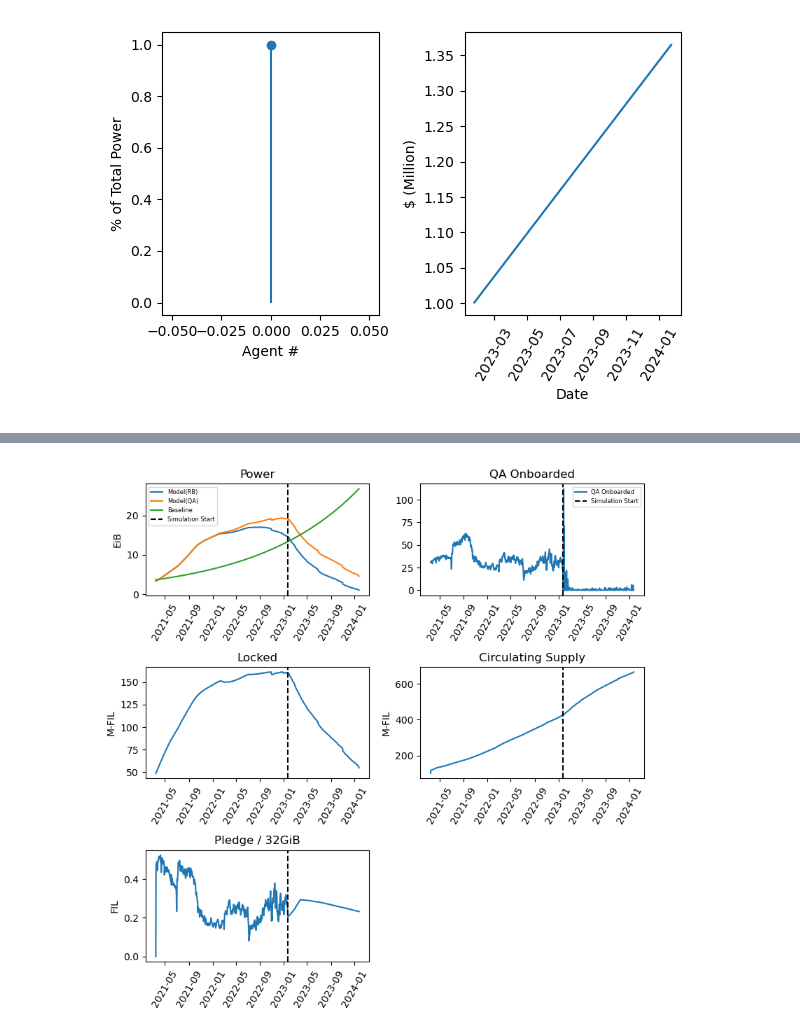
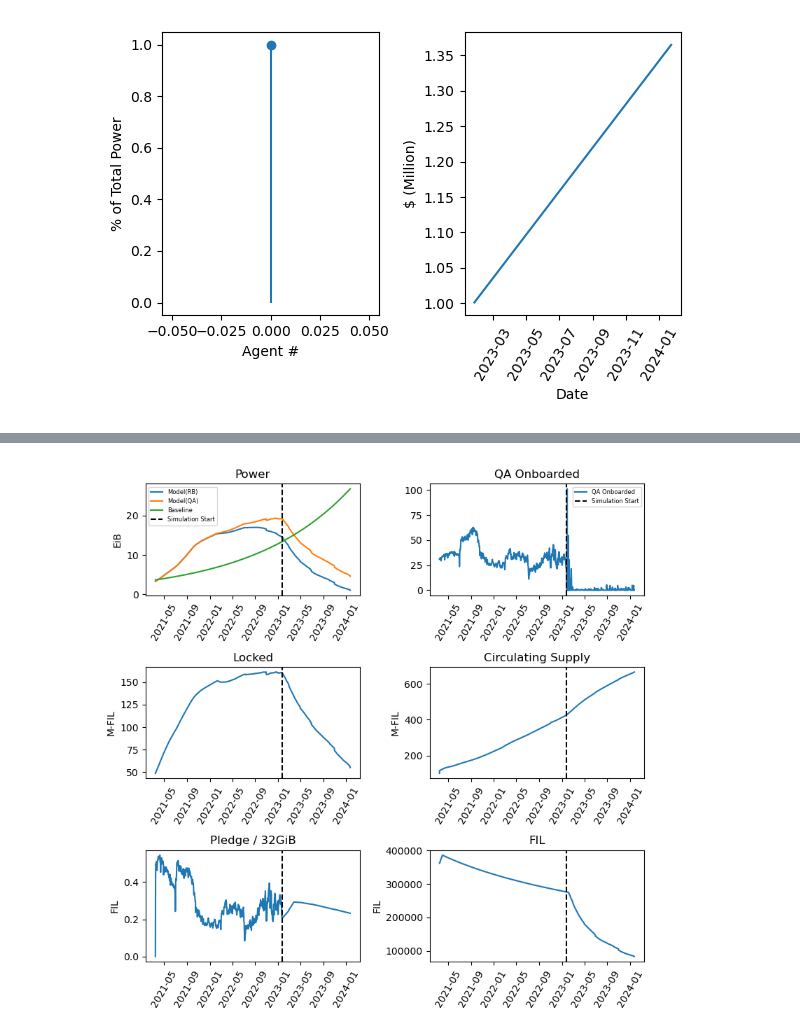
Before and after one commit to protocol/filecoin-agent-twin, a Jupyter notebook: notebooks/run_greedy_agents.ipynb, the cells around one changed output, grey strips where cells are left out. Saved outputs shown, nothing was run; the diff lists cells and outputs as text; code cells hidden in the pictures.

```diff
--- a/notebooks/run_greedy_agents.ipynb
+++ b/notebooks/run_greedy_agents.ipynb
@@ -117,32 +125,39 @@ plt.axvline(x=simulation_start_date, color='k', linestyle='--', label='Simulatio
 plt.xticks(rotation=60)
 plt.title('QA Onboarded')
 plt.legend(fontsize=6)
 
 plt.subplot(3,2,3)
 # plt.plot(agent1_df_simsubset['date'], agent1_df_simsubset['roi_estimate_6mo'])
 plt.plot(model_df['date'], model_df['network_locked']/1_000_000)
 plt.axvline(x=simulation_start_date, color='k', linestyle='--', label='Simulation Start')
 plt.ylabel('M-FIL')
 plt.xticks(rotation=60)
 plt.title('Locked')
 
 plt.subplot(3,2,4)
 plt.plot(model_df['date'], model_df['circ_supply']/1_000_000)
 plt.axvline(x=simulation_start_date, color='k', linestyle='--', label='Simulation Start')
 plt.ylabel('M-FIL')
 plt.xticks(rotation=60)
 plt.title('Circulating Supply')
 
 plt.subplot(3,2,5)
 plt.plot(model_df['date'], model_df['day_pledge_per_QAP'])
 plt.axvline(x=simulation_start_date, color='k', linestyle='--', label='Simulation Start')
 plt.ylabel('FIL')
 plt.xticks(rotation=60)
 plt.title('Pledge / 32GiB')
-# plt.yscale('log')
+
+plt.subplot(3,2,6)
+plt.plot(model_df['date'], model_df['day_network_reward'])
+plt.axvline(x=simulation_start_date, color='k', linestyle='--', label='Simulation Start')
+plt.ylabel('FIL')
+plt.xticks(rotation=60)
+plt.title('FIL')
+
 
 plt.tight_layout()
 
 plt.show()
 # %% [output]
-[figure, old version]
+[figure, new version]
```
Also changed, not shown: parts of 3 cells of this notebook, 5 other files.
